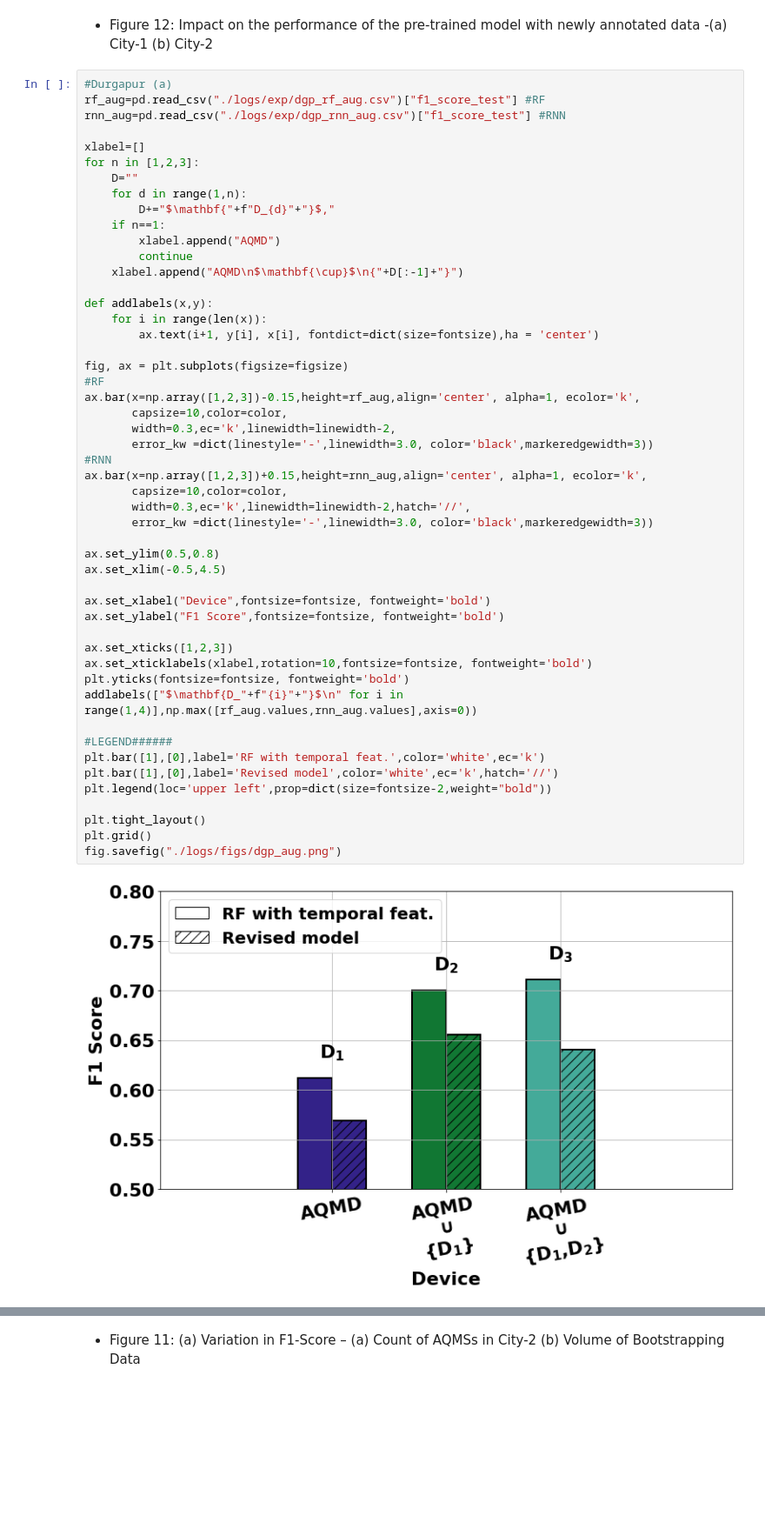
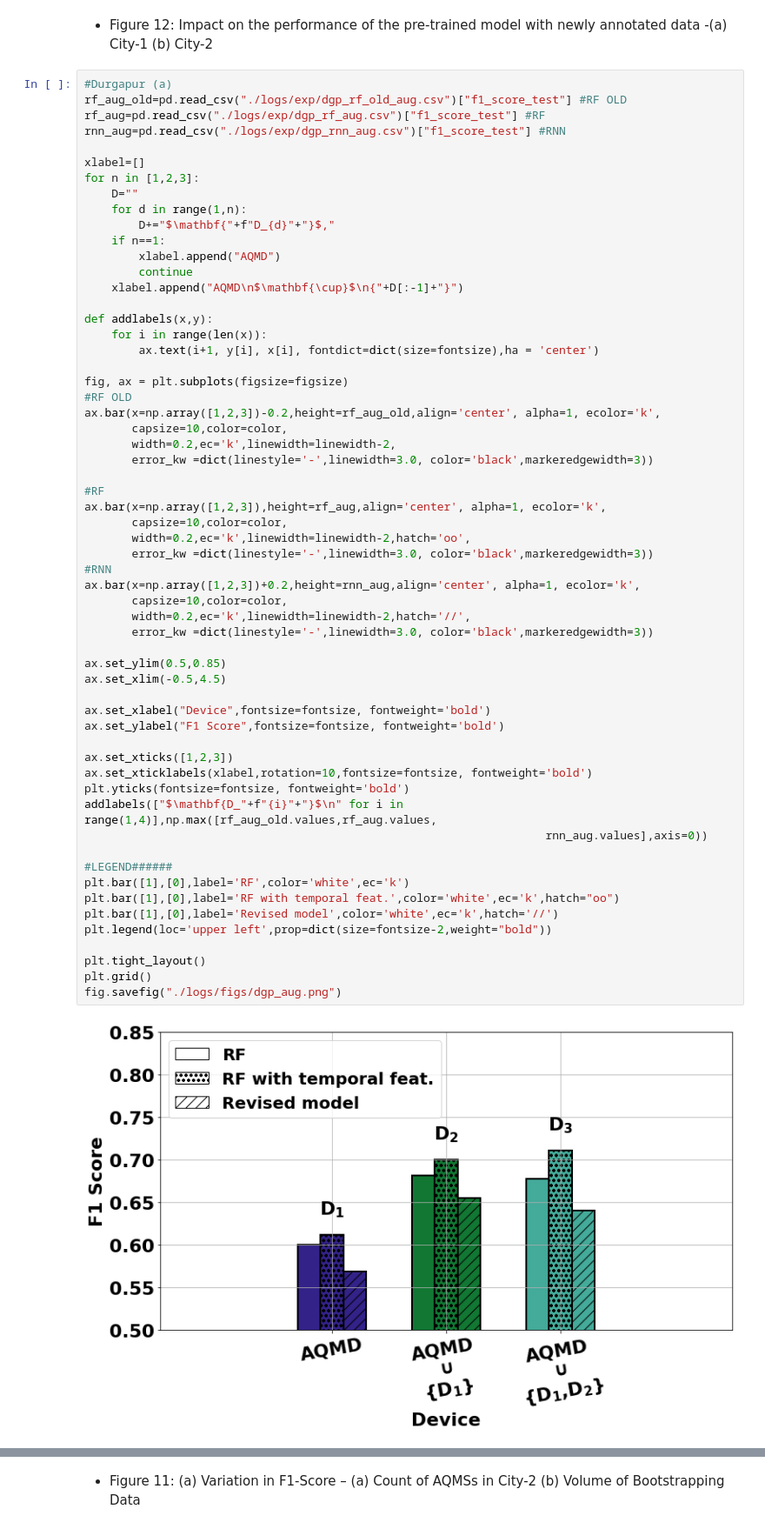
Before and after one commit to prasenjit52282/AQuaMoHo, a Jupyter notebook: plot.ipynb, the cells around one changed output, grey strips where cells are left out. Shown: that part at 87% size. Cells and saved outputs as stored; diff of their text form; blank space fills up the shorter version.

```diff
--- a/plot.ipynb
+++ b/plot.ipynb
@@ -10,6 +12,7 @@ color=["#332288","#117733","#44AA99","#88CCEE","#DDCC77","#CC6677"]
 + Figure 12: Impact on the performance of the pre-trained model with newly annotated data -(a) City-1 (b) City-2
 # %%
 #Durgapur (a)
+rf_aug_old=pd.read_csv("./logs/exp/dgp_rf_old_aug.csv")["f1_score_test"] #RF OLD
 rf_aug=pd.read_csv("./logs/exp/dgp_rf_aug.csv")["f1_score_test"] #RF
 rnn_aug=pd.read_csv("./logs/exp/dgp_rnn_aug.csv")["f1_score_test"] #RNN
 
@@ -25,40 +28,48 @@ for n in [1,2,3]:
 
 def addlabels(x,y):
     for i in range(len(x)):
         ax.text(i+1, y[i], x[i], fontdict=dict(size=fontsize),ha = 'center')
 
 fig, ax = plt.subplots(figsize=figsize)
+#RF OLD
+ax.bar(x=np.array([1,2,3])-0.2,height=rf_aug_old,align='center', alpha=1, ecolor='k',
+       capsize=10,color=color,
+       width=0.2,ec='k',linewidth=linewidth-2,
+       error_kw =dict(linestyle='-',linewidth=3.0, color='black',markeredgewidth=3))
+
 #RF
-ax.bar(x=np.array([1,2,3])-0.15,height=rf_aug,align='center', alpha=1, ecolor='k',
+ax.bar(x=np.array([1,2,3]),height=rf_aug,align='center', alpha=1, ecolor='k',
        capsize=10,color=color,
-       width=0.3,ec='k',linewidth=linewidth-2,
+       width=0.2,ec='k',linewidth=linewidth-2,hatch='oo',
        error_kw =dict(linestyle='-',linewidth=3.0, color='black',markeredgewidth=3))
 #RNN
-ax.bar(x=np.array([1,2,3])+0.15,height=rnn_aug,align='center', alpha=1, ecolor='k',
+ax.bar(x=np.array([1,2,3])+0.2,height=rnn_aug,align='center', alpha=1, ecolor='k',
        capsize=10,color=color,
-       width=0.3,ec='k',linewidth=linewidth-2,hatch='//',
+       width=0.2,ec='k',linewidth=linewidth-2,hatch='//',
        error_kw =dict(linestyle='-',linewidth=3.0, color='black',markeredgewidth=3))
 
-ax.set_ylim(0.5,0.8)
+ax.set_ylim(0.5,0.85)
 ax.set_xlim(-0.5,4.5)
 
 ax.set_xlabel("Device",fontsize=fontsize, fontweight='bold')
 ax.set_ylabel("F1 Score",fontsize=fontsize, fontweight='bold')
 
 ax.set_xticks([1,2,3])
 ax.set_xticklabels(xlabel,rotation=10,fontsize=fontsize, fontweight='bold')
 plt.yticks(fontsize=fontsize, fontweight='bold')
-addlabels(["$\mathbf{D_"+f"{i}"+"}$\n" for i in range(1,4)],np.max([rf_aug.values,rnn_aug.values],axis=0))
+addlabels(["$\mathbf{D_"+f"{i}"+"}$\n" for i in range(1,4)],np.max([rf_aug_old.values,rf_aug.values,
+                                                                    rnn_aug.values],axis=0))
 
 #LEGEND######
-plt.bar([1],[0],label='RF with temporal feat.',color='white',ec='k')
+plt.bar([1],[0],label='RF',color='white',ec='k')
+plt.bar([1],[0],label='RF with temporal feat.',color='white',ec='k',hatch="oo")
 plt.bar([1],[0],label='Revised model',color='white',ec='k',hatch='//')
 plt.legend(loc='upper left',prop=dict(size=fontsize-2,weight="bold"))
 
 plt.tight_layout()
 plt.grid()
 fig.savefig("./logs/figs/dgp_aug.png")
 # %% [output]
-[figure, old version]
+[figure, new version]
 # %%
 #Delhi (b)
```
Also changed, not shown: parts of 6 cells of this notebook, 5 other files.
